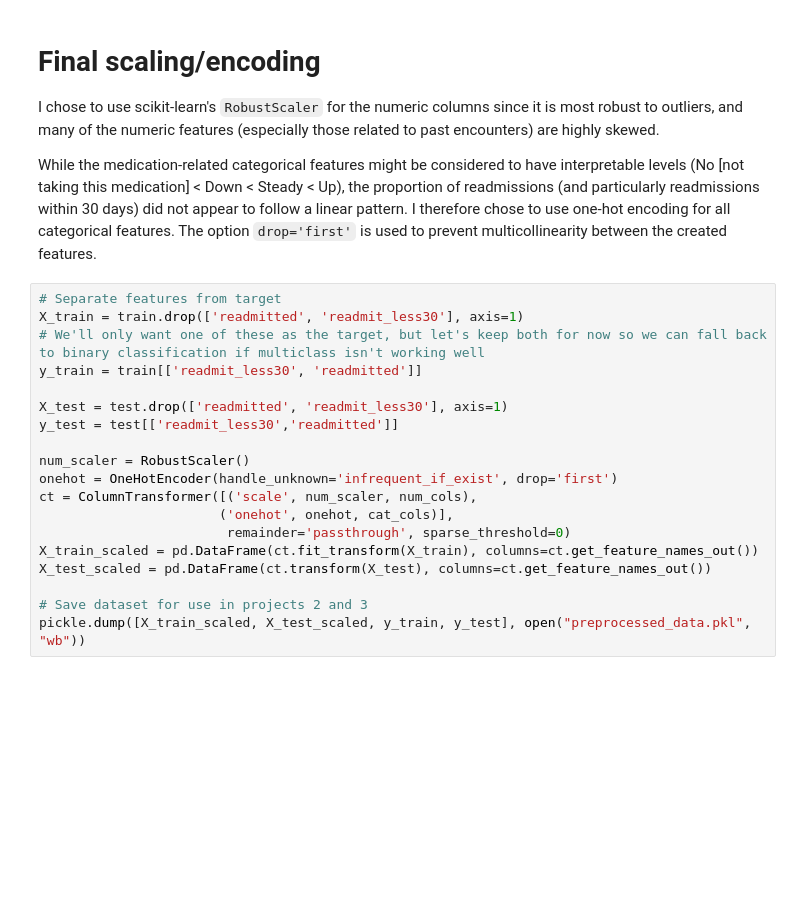
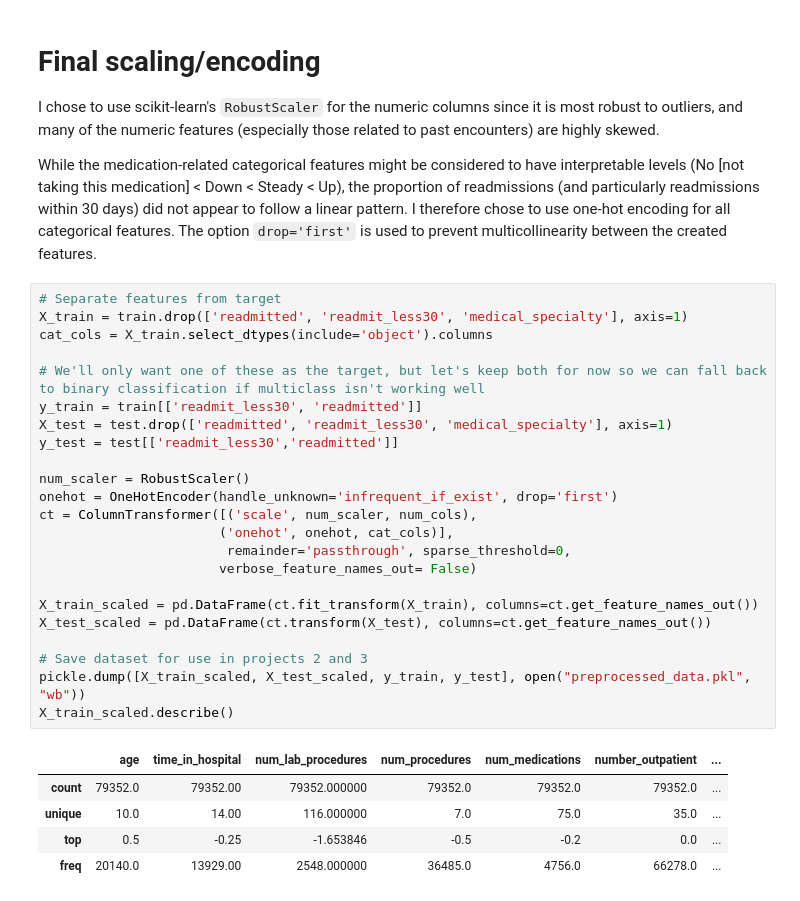
Before and after one commit to bennettJG/data17200project, a Jupyter notebook: Data_Preparation.ipynb, the cells around one changed output. Saved outputs shown, nothing was run; the diff lists cells and outputs as text; blank space fills up the shorter version.

```diff
--- a/Data_Preparation.ipynb
+++ b/Data_Preparation.ipynb
@@ -463,20 +470,30 @@ I chose to use scikit-learn's `RobustScaler` for the numeric columns since it is
 While the medication-related categorical features might be considered to have interpretable levels (No [not taking this medication] < Down < Steady < Up), the proportion of readmissions (and particularly readmissions within 30 days) did not appear to follow a linear pattern. I therefore chose to use one-hot encoding for all categorical features. The option `drop='first'` is used to prevent multicollinearity between the created features.
 # %%
 # Separate features from target
-X_train = train.drop(['readmitted', 'readmit_less30'], axis=1)
+X_train = train.drop(['readmitted', 'readmit_less30', 'medical_specialty'], axis=1)
+cat_cols = X_train.select_dtypes(include='object').columns
+
 # We'll only want one of these as the target, but let's keep both for now so we can fall back to binary classification if multiclass isn't working well
 y_train = train[['readmit_less30', 'readmitted']]
-
-X_test = test.drop(['readmitted', 'readmit_less30'], axis=1)
+X_test = test.drop(['readmitted', 'readmit_less30', 'medical_specialty'], axis=1)
 y_test = test[['readmit_less30','readmitted']]
 
 num_scaler = RobustScaler()
 onehot = OneHotEncoder(handle_unknown='infrequent_if_exist', drop='first')
 ct = ColumnTransformer([('scale', num_scaler, num_cols),
                        ('onehot', onehot, cat_cols)],
-                        remainder='passthrough', sparse_threshold=0)
+                        remainder='passthrough', sparse_threshold=0,
+                       verbose_feature_names_out= False)
+
 X_train_scaled = pd.DataFrame(ct.fit_transform(X_train), columns=ct.get_feature_names_out())
 X_test_scaled = pd.DataFrame(ct.transform(X_test), columns=ct.get_feature_names_out())
 
 # Save dataset for use in projects 2 and 3
 pickle.dump([X_train_scaled, X_test_scaled, y_train, y_test], open("preprocessed_data.pkl", "wb"))
+X_train_scaled.describe()
+# %% [output]
+|  | age | time_in_hospital | num_lab_procedures | num_procedures | num_medications | number_outpatient | ... |
+| count | 79352.0 | 79352.00 | 79352.000000 | 79352.0 | 79352.0 | 79352.0 | ... |
+| unique | 10.0 | 14.00 | 116.000000 | 7.0 | 75.0 | 35.0 | ... |
+| top | 0.5 | -0.25 | -1.653846 | -0.5 | -0.2 | 0.0 | ... |
+| freq | 20140.0 | 13929.00 | 2548.000000 | 36485.0 | 4756.0 | 66278.0 | ... |
```
Also changed, not shown: parts of 7 cells of this notebook.
